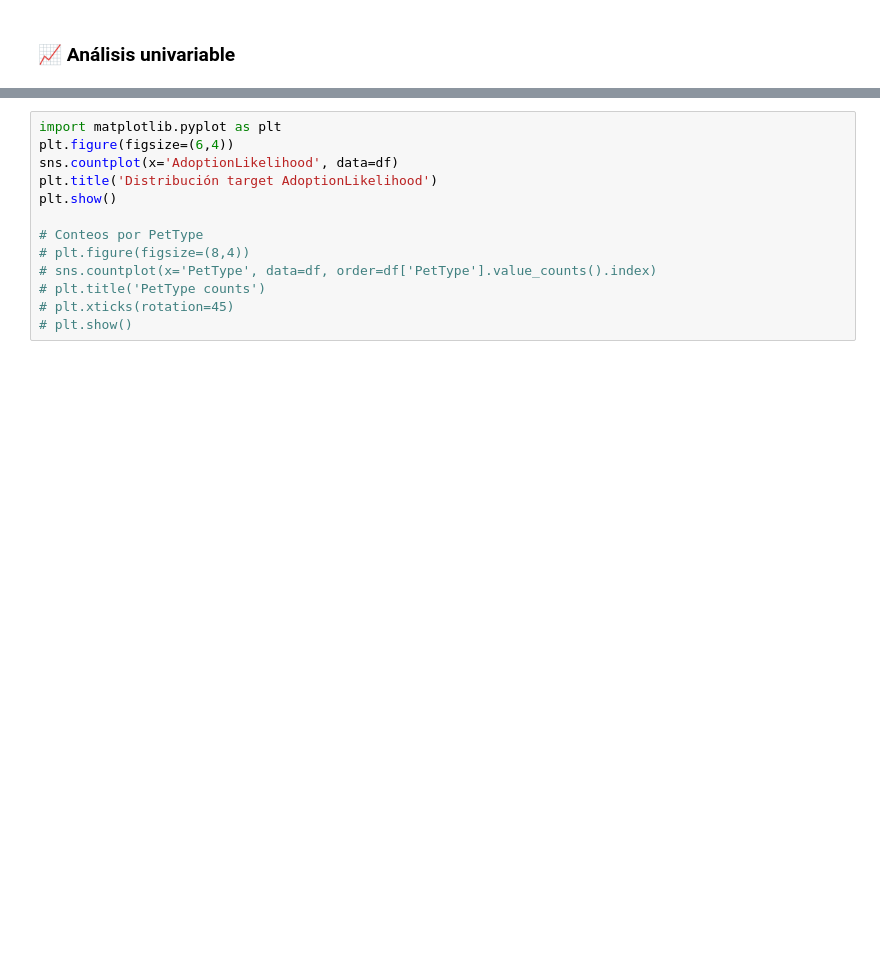
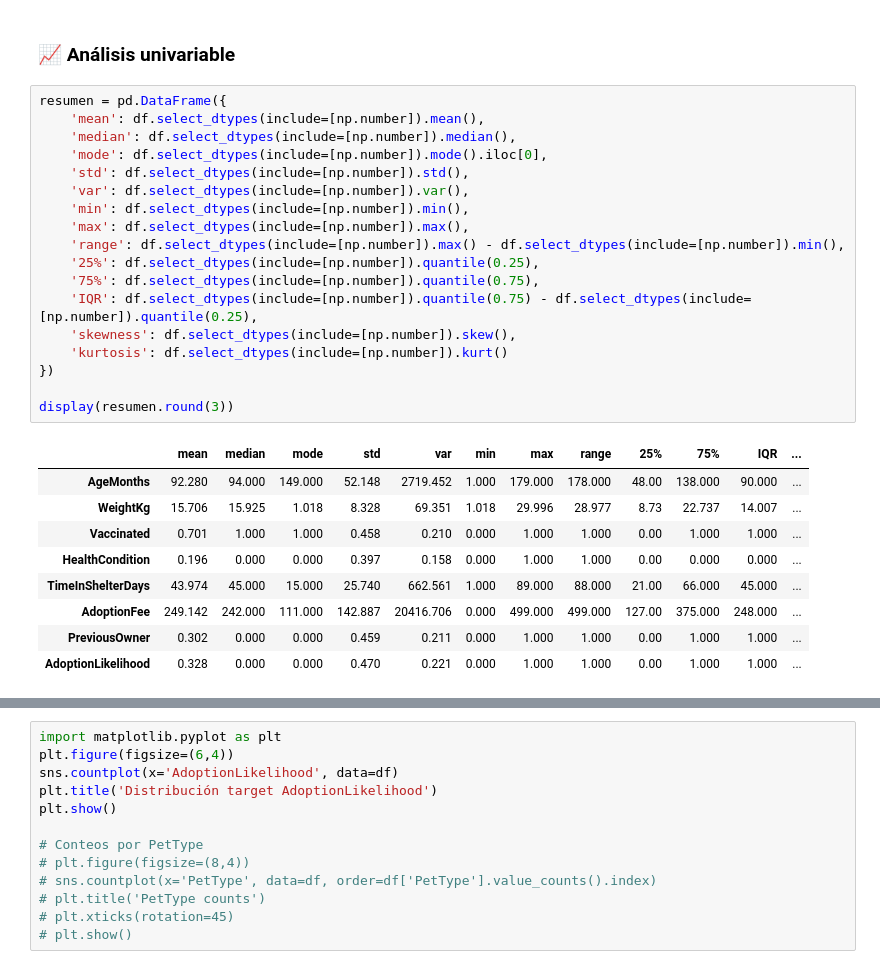
Before and after one commit to emmanuelceron-commits/repo-ML, a Jupyter notebook: MLops_pipeline/src/comprension_eda.ipynb, the cells around one changed output, grey strips where cells are left out. Drawn from its saved outputs; the diff is of its cells as text; blank space fills up the shorter version.

```diff
--- a/MLops_pipeline/src/comprension_eda.ipynb
+++ b/MLops_pipeline/src/comprension_eda.ipynb
@@ -196,3 +195,31 @@ display(df.describe(include='all').T)
 | AdoptionLikelihood | 2007.0 | NaN | NaN | NaN | 0.328351 | 0.46973 | 0.0 | 0.0 | 0.0 | 1.0 | 1.0 |
 # %% [markdown]
 ### 📈 Análisis univariable
+# %%
+resumen = pd.DataFrame({
+    'mean': df.select_dtypes(include=[np.number]).mean(),
+    'median': df.select_dtypes(include=[np.number]).median(),
+    'mode': df.select_dtypes(include=[np.number]).mode().iloc[0],
+    'std': df.select_dtypes(include=[np.number]).std(),
+    'var': df.select_dtypes(include=[np.number]).var(),
+    'min': df.select_dtypes(include=[np.number]).min(),
+    'max': df.select_dtypes(include=[np.number]).max(),
+    'range': df.select_dtypes(include=[np.number]).max() - df.select_dtypes(include=[np.number]).min(),
+    '25%': df.select_dtypes(include=[np.number]).quantile(0.25),
+    '75%': df.select_dtypes(include=[np.number]).quantile(0.75),
+    'IQR': df.select_dtypes(include=[np.number]).quantile(0.75) - df.select_dtypes(include=[np.number]).quantile(0.25),
+    'skewness': df.select_dtypes(include=[np.number]).skew(),
+    'kurtosis': df.select_dtypes(include=[np.number]).kurt()
+})
+
+display(resumen.round(3))
+# %% [output]
+|  | mean | median | mode | std | var | min | max | range | 25% | 75% | IQR | ... |
+| AgeMonths | 92.280 | 94.000 | 149.000 | 52.148 | 2719.452 | 1.000 | 179.000 | 178.000 | 48.00 | 138.000 | 90.000 | ... |
+| WeightKg | 15.706 | 15.925 | 1.018 | 8.328 | 69.351 | 1.018 | 29.996 | 28.977 | 8.73 | 22.737 | 14.007 | ... |
+| Vaccinated | 0.701 | 1.000 | 1.000 | 0.458 | 0.210 | 0.000 | 1.000 | 1.000 | 0.00 | 1.000 | 1.000 | ... |
+| HealthCondition | 0.196 | 0.000 | 0.000 | 0.397 | 0.158 | 0.000 | 1.000 | 1.000 | 0.00 | 0.000 | 0.000 | ... |
+| TimeInShelterDays | 43.974 | 45.000 | 15.000 | 25.740 | 662.561 | 1.000 | 89.000 | 88.000 | 21.00 | 66.000 | 45.000 | ... |
+| AdoptionFee | 249.142 | 242.000 | 111.000 | 142.887 | 20416.706 | 0.000 | 499.000 | 499.000 | 127.00 | 375.000 | 248.000 | ... |
+| PreviousOwner | 0.302 | 0.000 | 0.000 | 0.459 | 0.211 | 0.000 | 1.000 | 1.000 | 0.00 | 1.000 | 1.000 | ... |
+| AdoptionLikelihood | 0.328 | 0.000 | 0.000 | 0.470 | 0.221 | 0.000 | 1.000 | 1.000 | 0.00 | 1.000 | 1.000 | ... |
```
Also changed, not shown: parts of 8 cells of this notebook.
